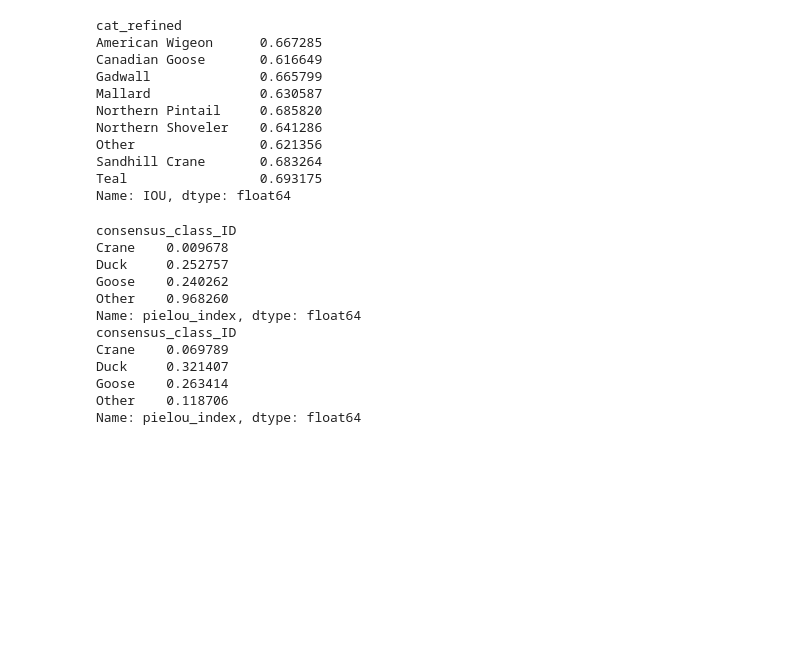
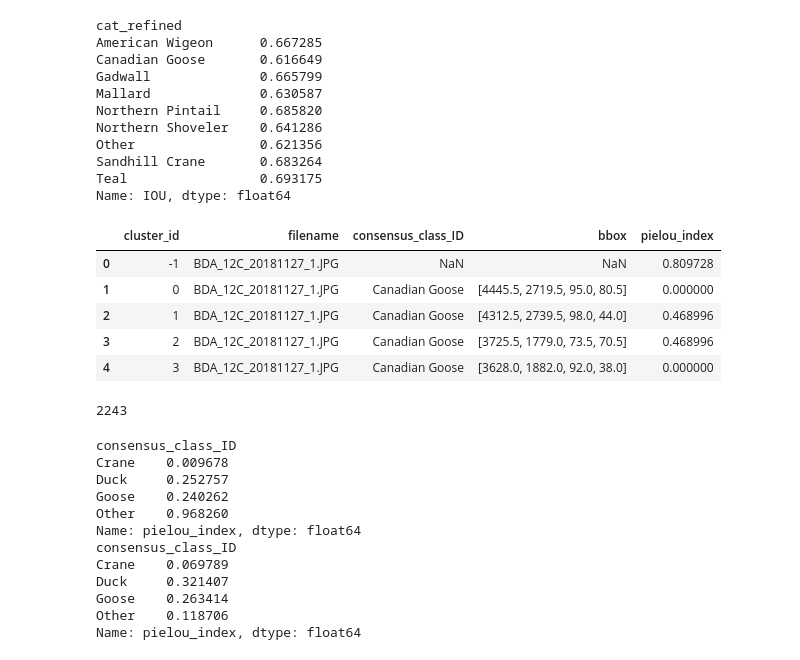
Before and after one commit to rowanoaktree/label-consensus-analysis, a Jupyter notebook: expertconsensus.ipynb, the cells around one changed output. Saved outputs shown, nothing was run; the diff lists cells and outputs as text; code cells hidden in the pictures; blank space fills up the shorter version.

Commit message:
recalculate Pielou and export

```diff
--- a/expertconsensus.ipynb
+++ b/expertconsensus.ipynb
@@ -165,6 +165,7 @@ cluster_id_list = []
 filename_list = []
 consensus_class_id_list = []
 class_count_list = []
+bbox_list = []
 pielou_index_list = []
 
 # Loop through each group and calculate Pielou's evenness index
@@ -173,7 +174,8 @@ for name, group in grouped:
     cluster_id = name[1]
     filename = name[0]
     #ADJUST LINE BELOW FOR SPP VS SUPERCLASS
-    consensus_class_id = group['ref_superclass'].iloc[0]  # Assumes all consensus IDs in the group are the same
+    consensus_bbox = group['bbox_refined'].iloc[0]
+    consensus_class_id = group['cat_refined'].iloc[0]  # Assumes all consensus IDs in the group are the same
 
     # Count the number of annotations in the group
     num_annotations = len(group)
@@ -201,7 +203,8 @@ for name, group in grouped:
     cluster_id_list.append(cluster_id)
     filename_list.append(filename)
     consensus_class_id_list.append(consensus_class_id)
-    agreement = class_count_list.append(class_counts)
+    #agreement = class_count_list.append(class_counts)
+    bbox_list.append(consensus_bbox)
     pielou_index_list.append(evenness_index)
 
 # Create a new dataframe with the results
@@ -209,6 +212,21 @@ pielou = pd.DataFrame({
     'cluster_id': cluster_id_list,
     'filename': filename_list,
     'consensus_class_ID': consensus_class_id_list,
-    'agreement': class_count_list,
+    'bbox': bbox_list,
+    #'agreement': class_count_list,
     'pielou_index': pielou_index_list
 })
+# %%
+pielou.head()
+# %% [output]
+|  | cluster_id | filename | consensus_class_ID | bbox | pielou_index |
+| 0 | -1 | BDA_12C_20181127_1.JPG | NaN | NaN | 0.809728 |
+| 1 | 0 | BDA_12C_20181127_1.JPG | Canadian Goose | [4445.5, 2719.5, 95.0, 80.5] | 0.000000 |
+| 2 | 1 | BDA_12C_20181127_1.JPG | Canadian Goose | [4312.5, 2739.5, 98.0, 44.0] | 0.468996 |
+| 3 | 2 | BDA_12C_20181127_1.JPG | Canadian Goose | [3725.5, 1779.0, 73.5, 70.5] | 0.468996 |
+| 4 | 3 | BDA_12C_20181127_1.JPG | Canadian Goose | [3628.0, 1882.0, 92.0, 38.0] | 0.000000 |
+# %%
+export = pielou.dropna()
+print(len(export))
+# %% [output]
+2243
```
Also changed, not shown: parts of 1 cell of this notebook.
